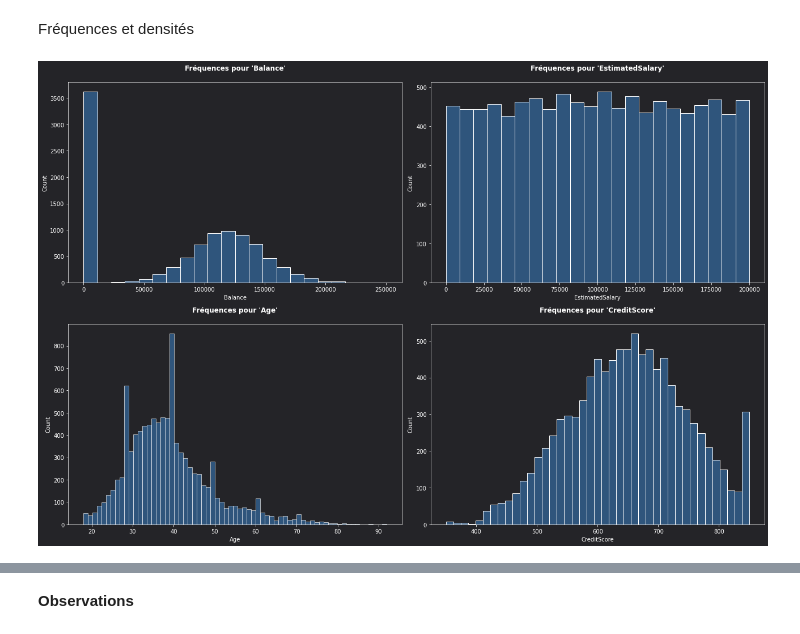
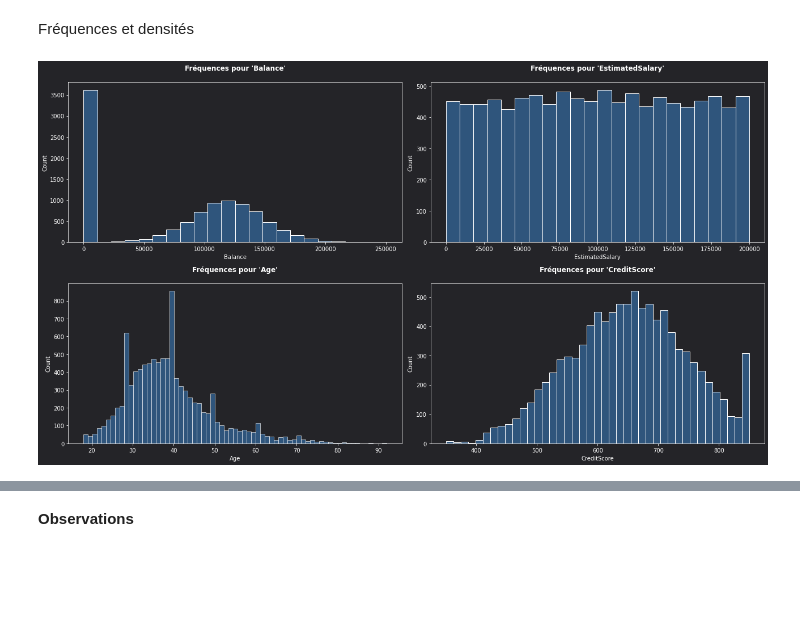
Before and after one commit to ElodieBayet/ai-developer, a Jupyter notebook: 06.projects/02.churn/eda_churn.ipynb, the cells around one changed output, grey strips where cells are left out. Drawn from its saved outputs; the diff is of its cells as text; code cells hidden in the pictures; blank space fills up the shorter version.

```diff
--- a/06.projects/02.churn/eda_churn.ipynb
+++ b/06.projects/02.churn/eda_churn.ipynb
@@ -298,23 +301,20 @@ pd.DataFrame({
 
 * Faciliter la manipulation et la **visualisation** des données
 # %%
-# Rename cols
-columns = {
-    'HasCrCard': 'HasCreditCard'
-}
+# Delete useless columns (even for ML)
+churn_data.drop(['RowNumber', 'CustomerId', 'Surname'], inplace=True, axis=1)
 
-# Rename categories
-factors = {
+# Set categories
+no_yes_v = {
     0: 'No',
     1: 'Yes'
 }
 
-# Copy and apply modifications
+# Copy and apply modifications for visualization enhancement
 churn_df = churn_data.copy()
-churn_df.drop(['RowNumber', 'CustomerId', 'Surname'], inplace=True, axis=1)
-churn_df.rename(columns=columns, inplace=True)
-churn_df['IsActiveMember'] = churn_df['IsActiveMember'].map(factors)
-churn_df['Exited'] = churn_df['Exited'].map(factors)
+churn_df.rename(columns={'HasCrCard': 'HasCreditCard'}, inplace=True)
+churn_df['IsActiveMember'] = churn_df['IsActiveMember'].map(no_yes_v)
+churn_df['Exited'] = churn_df['Exited'].map(no_yes_v)
 
 churn_df
 # %% [output]
@@ -404,15 +404,15 @@ Fréquences et densités
 # %%
 # (!) - 'Balance' is divided in 2, people with 'Balance = 0' and normal distribution for others
 # (!) - 'EstimatedSalary' is likely a mean of salary per person
 # (!) - 'Age' is almost a normal distribution with a fat-tail on the right, and some high quantities in decades (esp. 'Age = 40')
 # (!) - 'CredidScore' is almost normal, with exceptional high quantities over 850
-plt.figure(figsize=(18, 12), layout='tight')
+plt.figure(figsize=(18, 10), layout='tight')
 for i, col in enumerate(continous) :
     plt.subplot(2, 2, i+1)
     plt.title(f"Fréquences pour '{col}'\n")
     sns.histplot(data=churn_df, x=col, fill=True, color=default_c)
 plt.show()
 # %% [output]
-[figure, old version]
+[figure, new version]
 # %%
 # (!) - Density for each, 'Age' and 'CreditScore' keep almost normal propabilities
```
Also changed, not shown: parts of 36 cells of this notebook.
